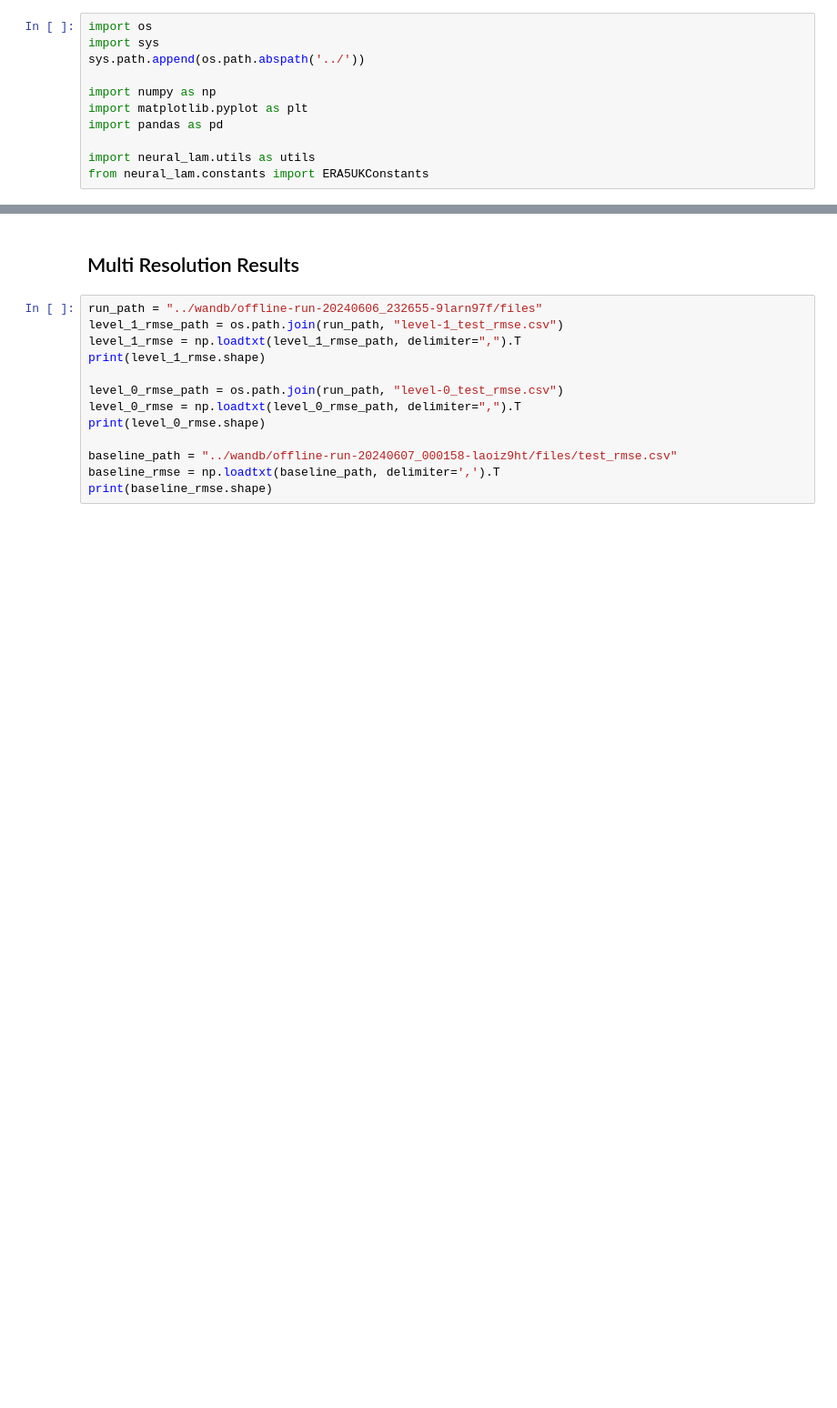
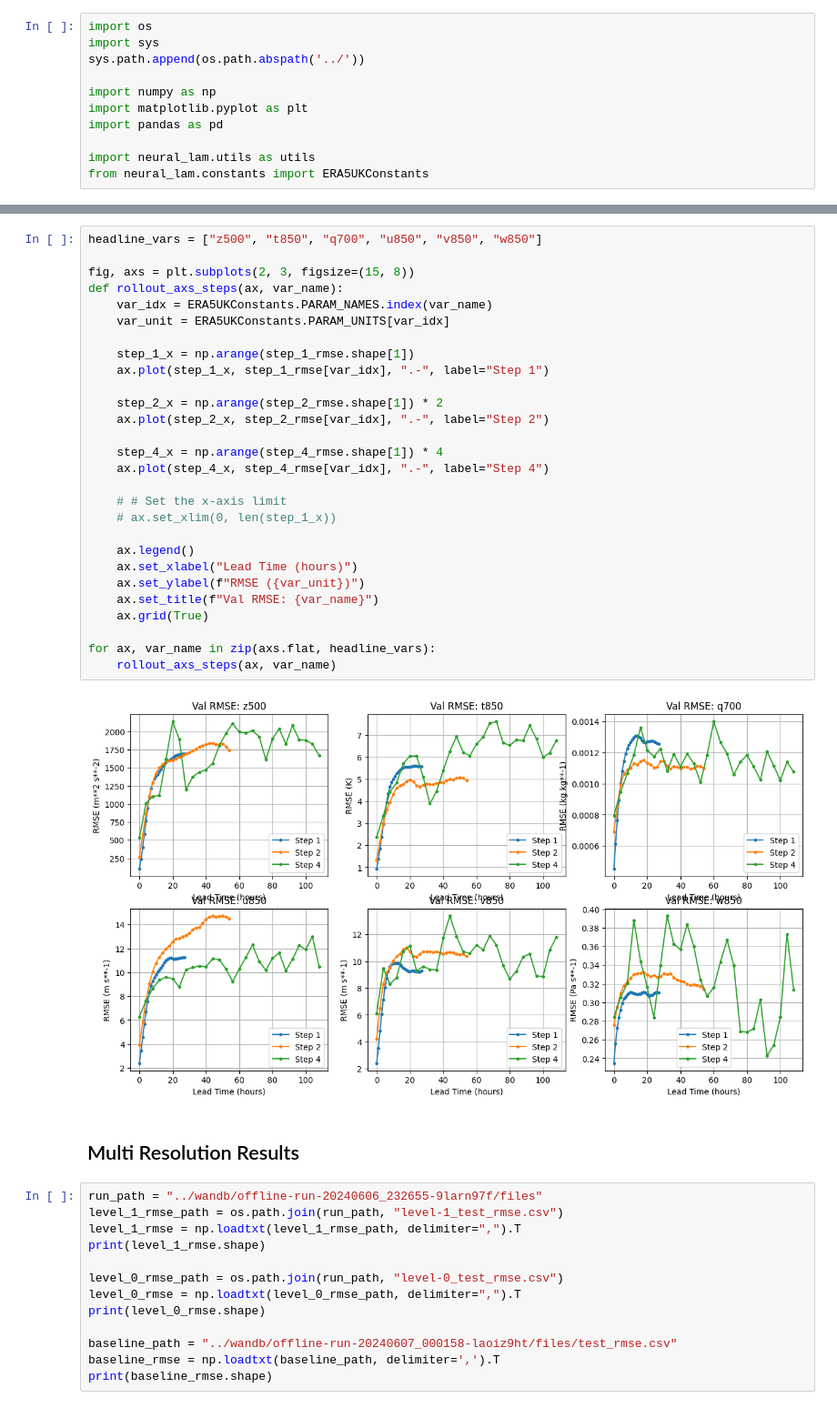
Before and after one commit to bet20ICL/neural-lam, a Jupyter notebook: notebooks/results.ipynb, the cells around one changed output, grey strips where cells are left out. Shown at 91% size. Cells and saved outputs as stored; diff of their text form; blank space fills up the shorter version.

```diff
--- a/notebooks/results.ipynb
+++ b/notebooks/results.ipynb
@@ -12,3 +31,33 @@ from neural_lam.constants import ERA5UKConstants
+# %%
+headline_vars = ["z500", "t850", "q700", "u850", "v850", "w850"]
+
+fig, axs = plt.subplots(2, 3, figsize=(15, 8))
+def rollout_axs_steps(ax, var_name):
+    var_idx = ERA5UKConstants.PARAM_NAMES.index(var_name)
+    var_unit = ERA5UKConstants.PARAM_UNITS[var_idx]
+
+    step_1_x = np.arange(step_1_rmse.shape[1])
+    ax.plot(step_1_x, step_1_rmse[var_idx], ".-", label="Step 1")
+
+    step_2_x = np.arange(step_2_rmse.shape[1]) * 2
+    ax.plot(step_2_x, step_2_rmse[var_idx], ".-", label="Step 2")
+
+    step_4_x = np.arange(step_4_rmse.shape[1]) * 4
+    ax.plot(step_4_x, step_4_rmse[var_idx], ".-", label="Step 4")
+
+    # # Set the x-axis limit
+    # ax.set_xlim(0, len(step_1_x))
+
+    ax.legend()
+    ax.set_xlabel("Lead Time (hours)")
+    ax.set_ylabel(f"RMSE ({var_unit})")
+    ax.set_title(f"Val RMSE: {var_name}")
+    ax.grid(True)
+
+for ax, var_name in zip(axs.flat, headline_vars):
+    rollout_axs_steps(ax, var_name)
+# %% [output]
+[figure, added]
 # %% [markdown]
 ## Multi Resolution Results
 # %%
```
Also changed, not shown: parts of 4 cells of this notebook, 10 other files.
